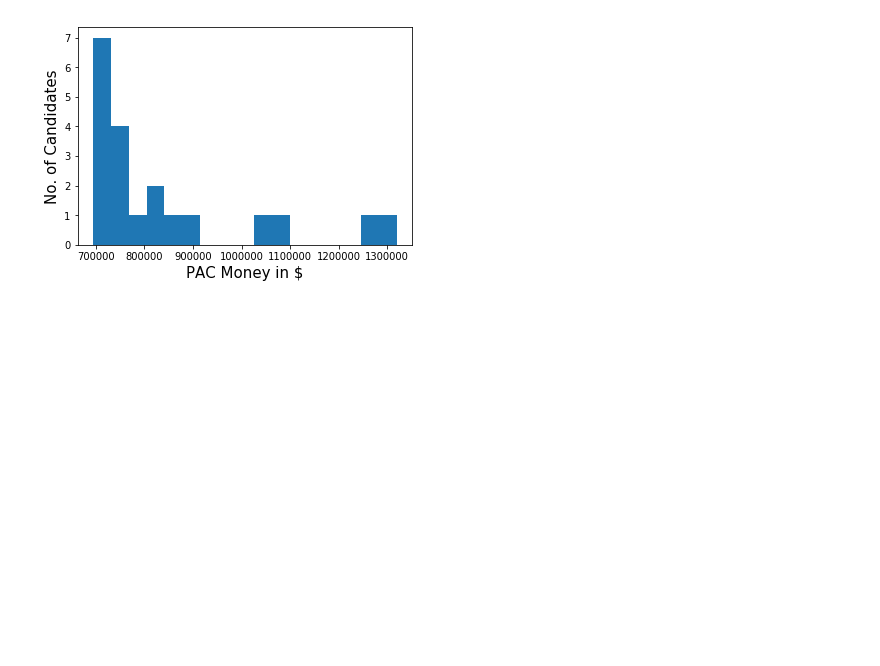
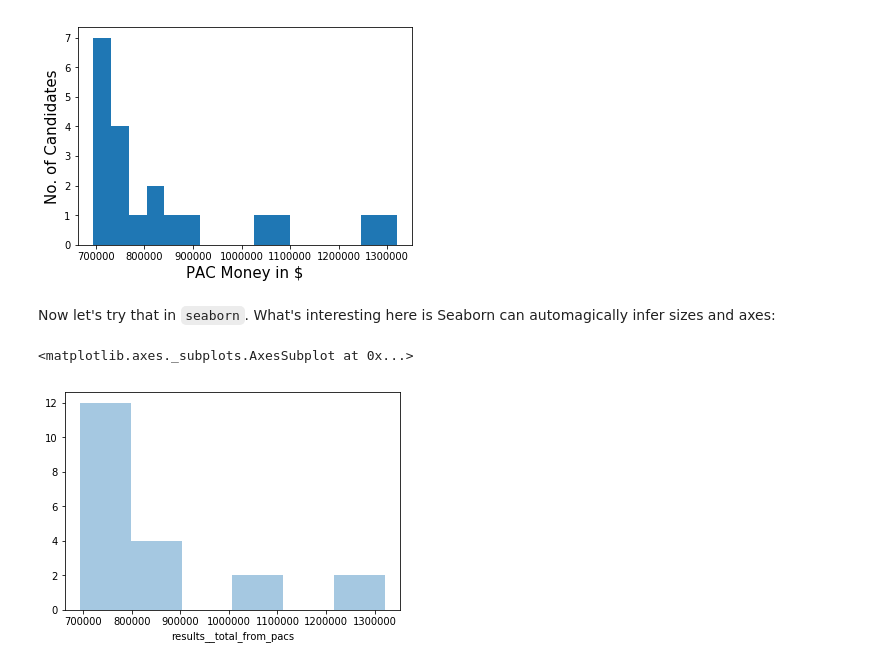
Before and after one commit to remerjohnson/pro-publica-campaign-data, a Jupyter notebook: pro_publica_campaign_data.ipynb, the cells around one changed output. Drawn from its saved outputs; the diff is of its cells as text; code cells hidden in the pictures; blank space fills up the shorter version.

Commit message:
Did more data viz, this time with Seaborn

```diff
--- a/pro_publica_campaign_data.ipynb
+++ b/pro_publica_campaign_data.ipynb
@@ -122,3 +123,10 @@ plt.ylabel("No. of Candidates",fontsize=15)
 # %% [output]
 Text(0, 0.5, 'No. of Candidates')
 [figure]
+# %% [markdown]
+Now let's try that in `seaborn`. What's interesting here is Seaborn can automagically infer sizes and axes:
+# %%
+sns.distplot(df['results__total_from_pacs'], kde=False)
+# %% [output]
+<matplotlib.axes._subplots.AxesSubplot at 0x...>
+[figure, added]
```
Also changed, not shown: parts of 4 cells of this notebook.
